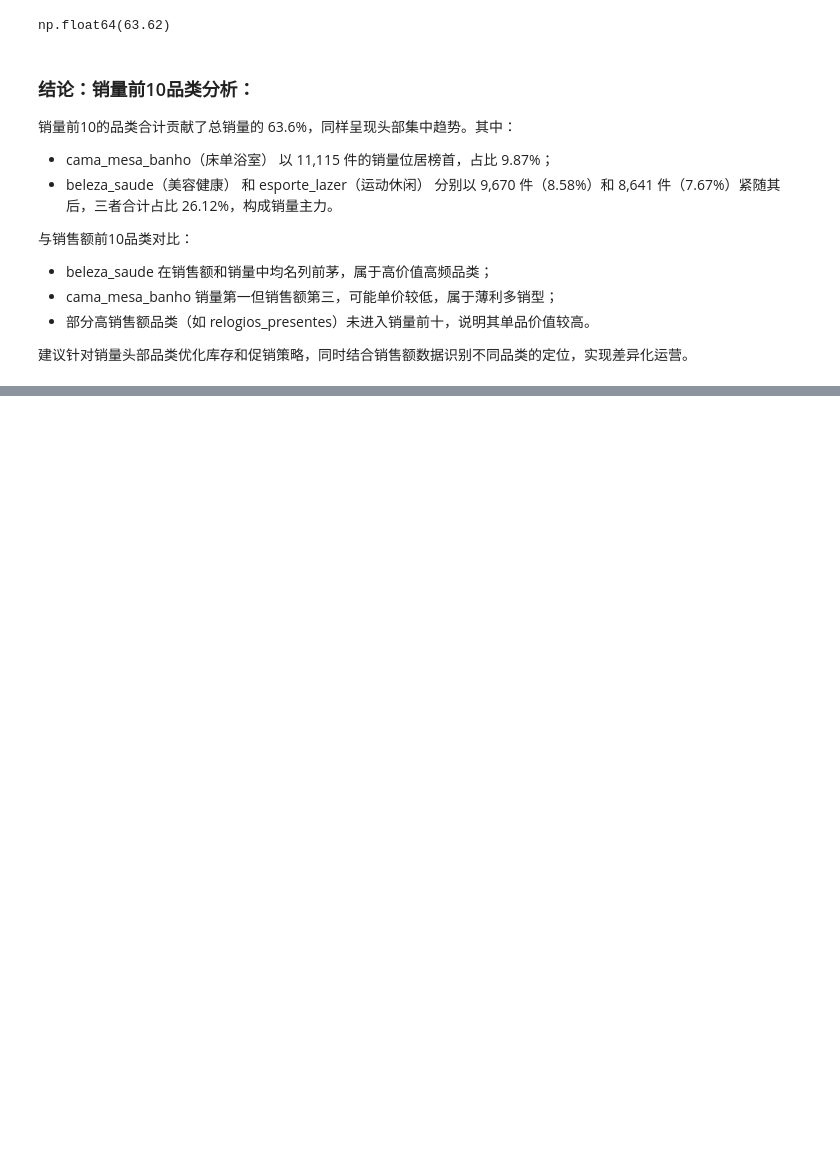
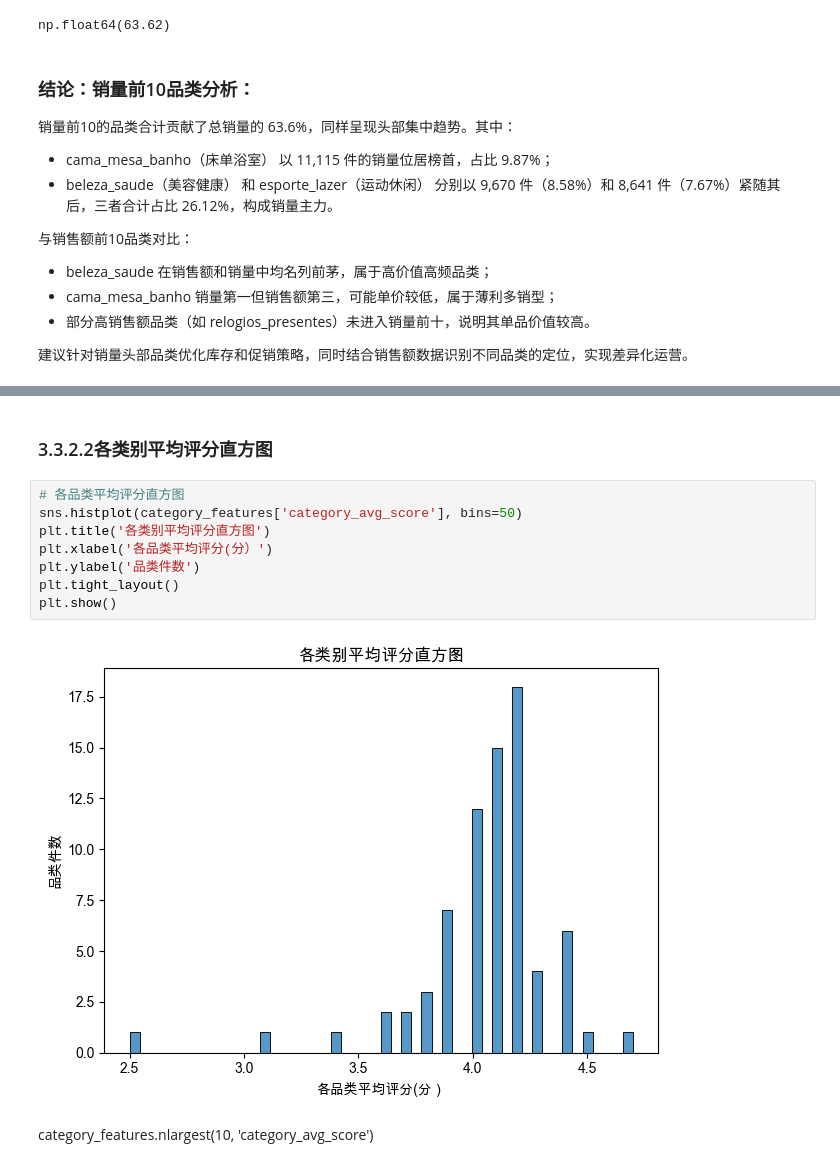
Before and after one commit to rong8866202/brazil-ecommerce-analysis, a Jupyter notebook: 00_notebooks/ecommerce_analysis_03_visualization.ipynb, the cells around one changed output, grey strips where cells are left out. Cells and saved outputs as stored; diff of their text form; blank space fills up the shorter version.

```diff
--- a/00_notebooks/ecommerce_analysis_03_visualization.ipynb
+++ b/00_notebooks/ecommerce_analysis_03_visualization.ipynb
@@ -495,0 +538,14 @@ np.float64(63.62)
+# %% [markdown]
+### 3.3.2.2各类别平均评分直方图
+# %%
+# 各品类平均评分直方图
+sns.histplot(category_features['category_avg_score'], bins=50)
+plt.title('各类别平均评分直方图')
+plt.xlabel('各品类平均评分(分）')
+plt.ylabel('品类件数')
+plt.tight_layout()
+plt.show()
+# %% [output]
+[figure, added]
+# %% [markdown]
+category_features.nlargest(10, 'category_avg_score')
```
Also changed, not shown: parts of 24 cells of this notebook.
